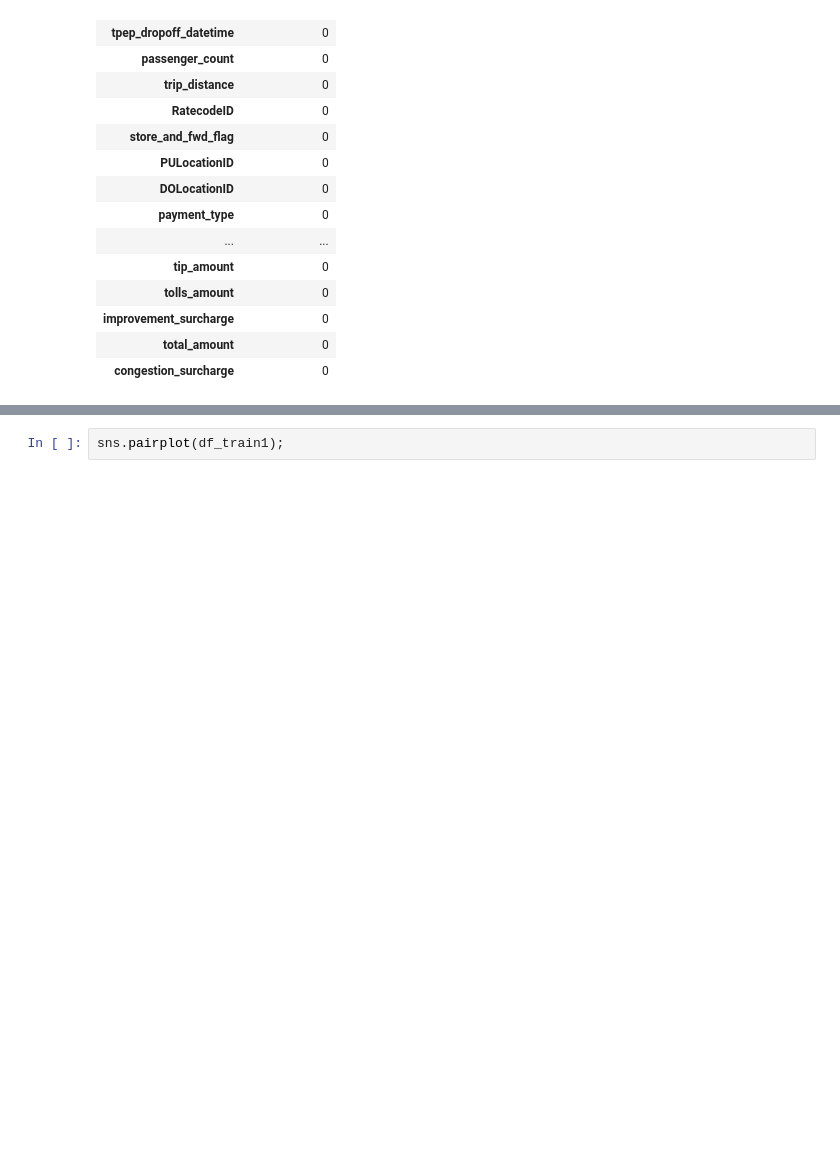
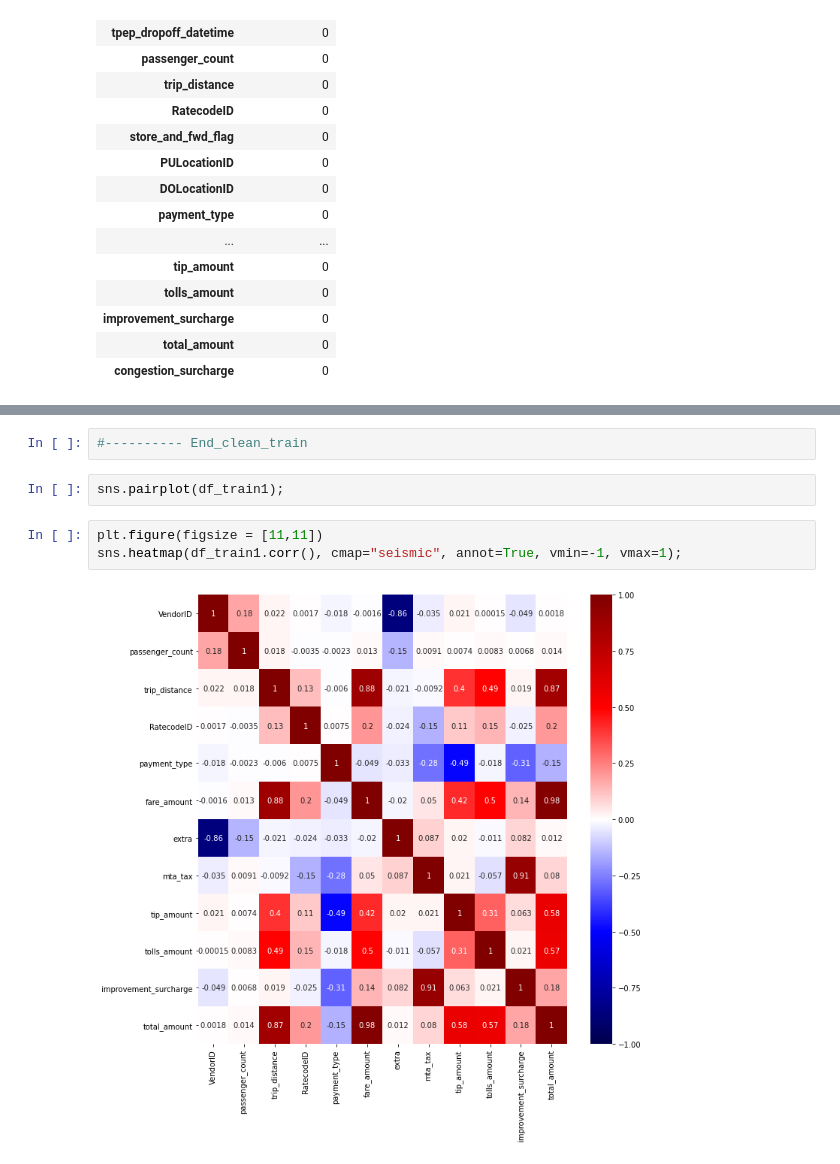
Before and after one commit to Mashael2030/Gemstone-Price-Prediction--Regression-Techniques, a Jupyter notebook: Project 2 - Regression.ipynb, the cells around one changed output, grey strips where cells are left out. Cells and saved outputs as stored; diff of their text form; blank space fills up the shorter version.

```diff
--- a/Project 2 - Regression.ipynb
+++ b/Project 2 - Regression.ipynb
@@ -217,5 +390,12 @@ df_train1.corr()
+# %%
+#---------- End_clean_train
 # %%
 sns.pairplot(df_train1);
+# %%
+plt.figure(figsize = [11,11])
+sns.heatmap(df_train1.corr(), cmap="seismic", annot=True, vmin=-1, vmax=1);
+# %% [output]
+[figure, added]
 # %%
 sns.boxplot(data=df_train1);
 plt.xticks(rotation = 90)
```
Also changed, not shown: parts of 27 cells of this notebook.
